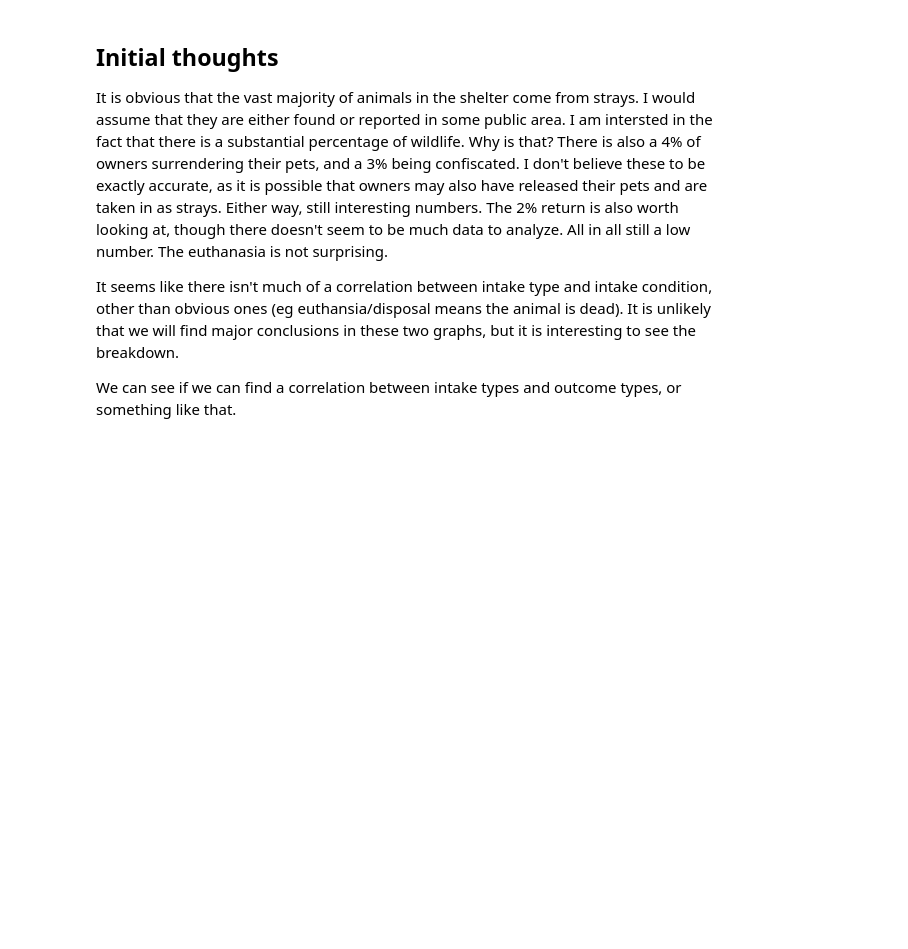
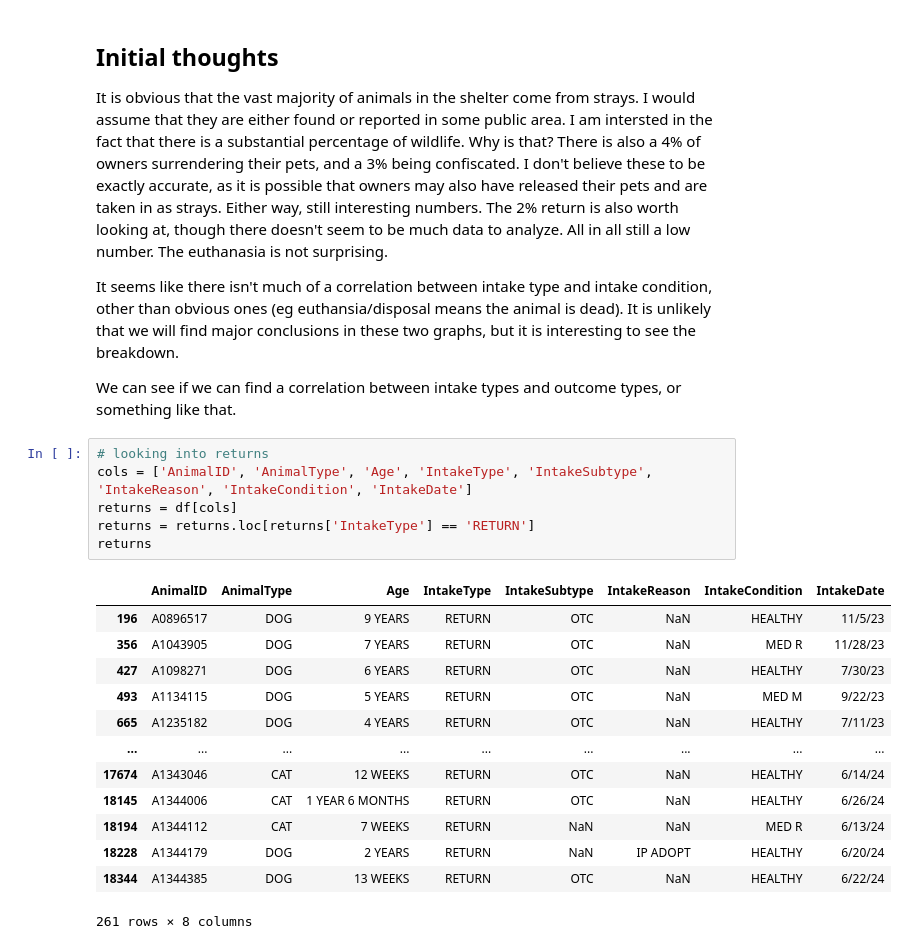
Before and after one commit to selenahuang017/data-vis, a Jupyter notebook: python/San Jose Animal Shelter.ipynb, the cells around one changed output. Saved outputs shown, nothing was run; the diff lists cells and outputs as text; blank space fills up the shorter version.

Commit message:
Looked at return data

```diff
--- a/python/San Jose Animal Shelter.ipynb
+++ b/python/San Jose Animal Shelter.ipynb
@@ -137,3 +133,23 @@ It is obvious that the vast majority of animals in the shelter come from strays.
 It seems like there isn't much of a correlation between intake type and intake condition, other than obvious ones (eg euthansia/disposal means the animal is dead). It is unlikely that we will find major conclusions in these two graphs, but it is interesting to see the breakdown.
 
 We can see if we can find a correlation between intake types and outcome types, or something like that.
+# %%
+# looking into returns
+cols = ['AnimalID', 'AnimalType', 'Age', 'IntakeType', 'IntakeSubtype', 'IntakeReason', 'IntakeCondition', 'IntakeDate']
+returns = df[cols]
+returns = returns.loc[returns['IntakeType'] == 'RETURN']
+returns
+# %% [output]
+|  | AnimalID | AnimalType | Age | IntakeType | IntakeSubtype | IntakeReason | IntakeCondition | IntakeDate |
+| 196 | A0896517 | DOG | 9 YEARS | RETURN | OTC | NaN | HEALTHY | 11/5/23 |
+| 356 | A1043905 | DOG | 7 YEARS | RETURN | OTC | NaN | MED R | 11/28/23 |
+| 427 | A1098271 | DOG | 6 YEARS | RETURN | OTC | NaN | HEALTHY | 7/30/23 |
+| 493 | A1134115 | DOG | 5 YEARS | RETURN | OTC | NaN | MED M | 9/22/23 |
+| 665 | A1235182 | DOG | 4 YEARS | RETURN | OTC | NaN | HEALTHY | 7/11/23 |
+| ... | ... | ... | ... | ... | ... | ... | ... | ... |
+| 17674 | A1343046 | CAT | 12 WEEKS | RETURN | OTC | NaN | HEALTHY | 6/14/24 |
+| 18145 | A1344006 | CAT | 1 YEAR 6 MONTHS | RETURN | OTC | NaN | HEALTHY | 6/26/24 |
+| 18194 | A1344112 | CAT | 7 WEEKS | RETURN | NaN | NaN | MED R | 6/13/24 |
+| 18228 | A1344179 | DOG | 2 YEARS | RETURN | NaN | IP ADOPT | HEALTHY | 6/20/24 |
+| 18344 | A1344385 | DOG | 13 WEEKS | RETURN | OTC | NaN | HEALTHY | 6/22/24 |
+261 rows × 8 columns
```
Also changed, not shown: parts of 6 cells of this notebook.
